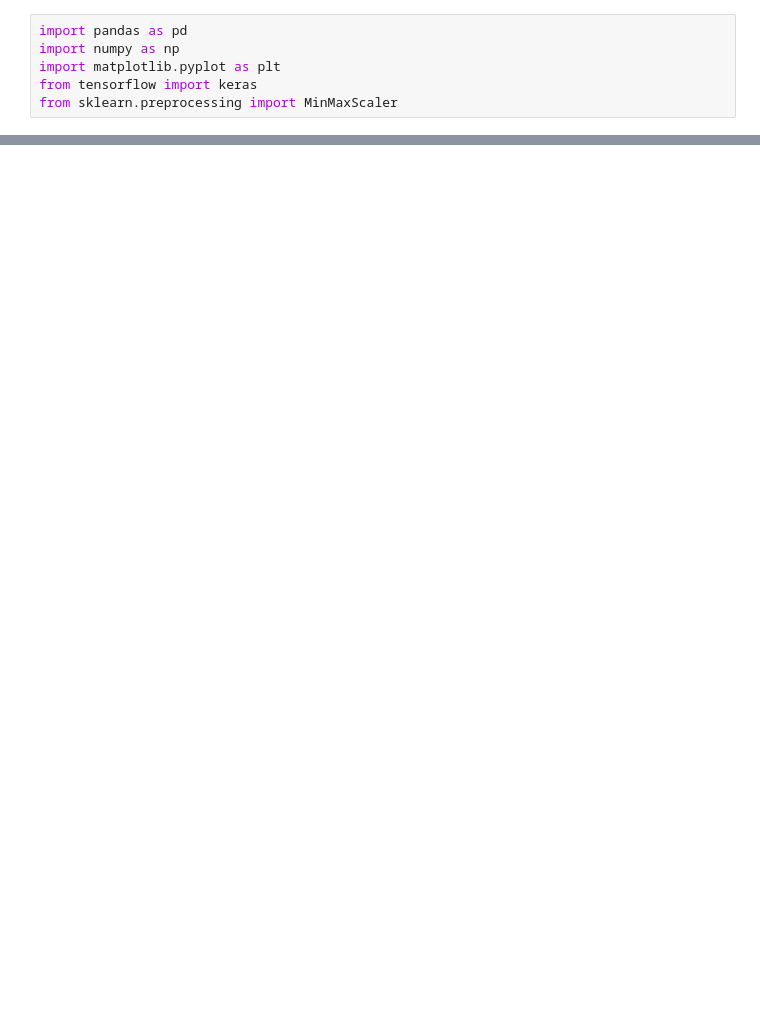
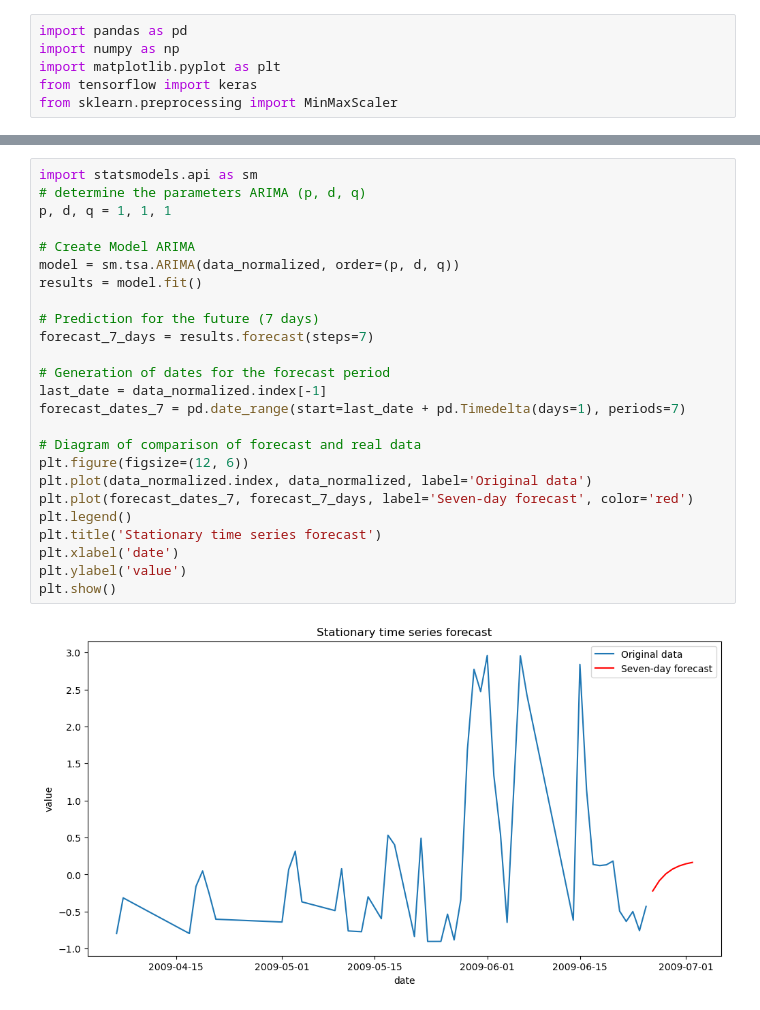
Before and after one commit to Alona-Aldushyna/Summer_2023_August_Repeat_Assessment, a Jupyter notebook: ARIMA_7_30_90.ipynb, the cells around one changed output, grey strips where cells are left out. Drawn from its saved outputs; the diff is of its cells as text; blank space fills up the shorter version.

```diff
--- a/ARIMA_7_30_90.ipynb
+++ b/ARIMA_7_30_90.ipynb
@@ -56,0 +71,27 @@ import statsmodels.api as sm
+# %%
+import statsmodels.api as sm
+# determine the parameters ARIMA (p, d, q)
+p, d, q = 1, 1, 1
+
+# Create Model ARIMA
+model = sm.tsa.ARIMA(data_normalized, order=(p, d, q))
+results = model.fit()
+
+# Prediction for the future (7 days)
+forecast_7_days = results.forecast(steps=7)
+
+# Generation of dates for the forecast period
+last_date = data_normalized.index[-1]
+forecast_dates_7 = pd.date_range(start=last_date + pd.Timedelta(days=1), periods=7)
+
+# Diagram of comparison of forecast and real data
+plt.figure(figsize=(12, 6))
+plt.plot(data_normalized.index, data_normalized, label='Original data')
+plt.plot(forecast_dates_7, forecast_7_days, label='Seven-day forecast', color='red')
+plt.legend()
+plt.title('Stationary time series forecast')
+plt.xlabel('date')
+plt.ylabel('value')
+plt.show()
+# %% [output]
+[figure, added]
```
Also changed, not shown: parts of 23 cells of this notebook, 1 other file.
